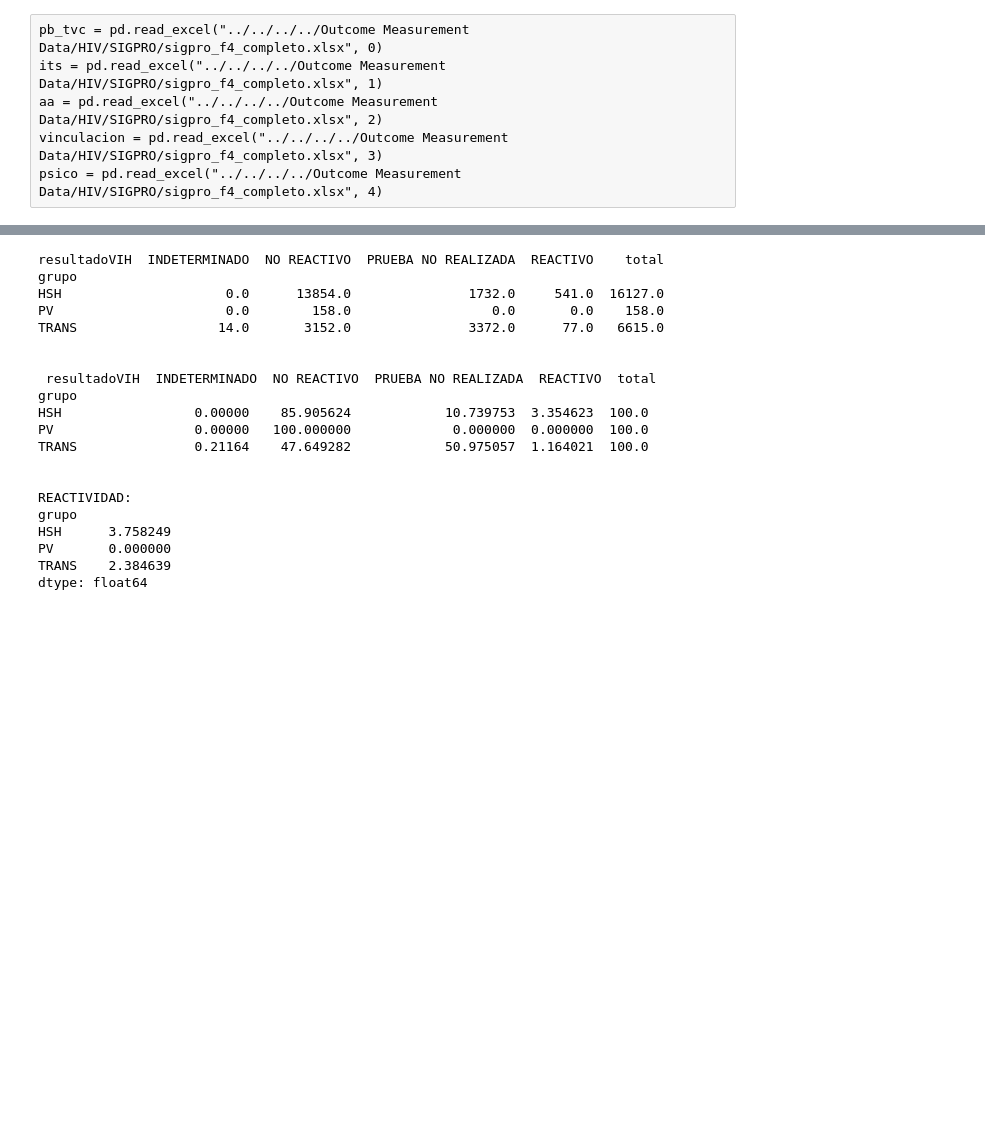
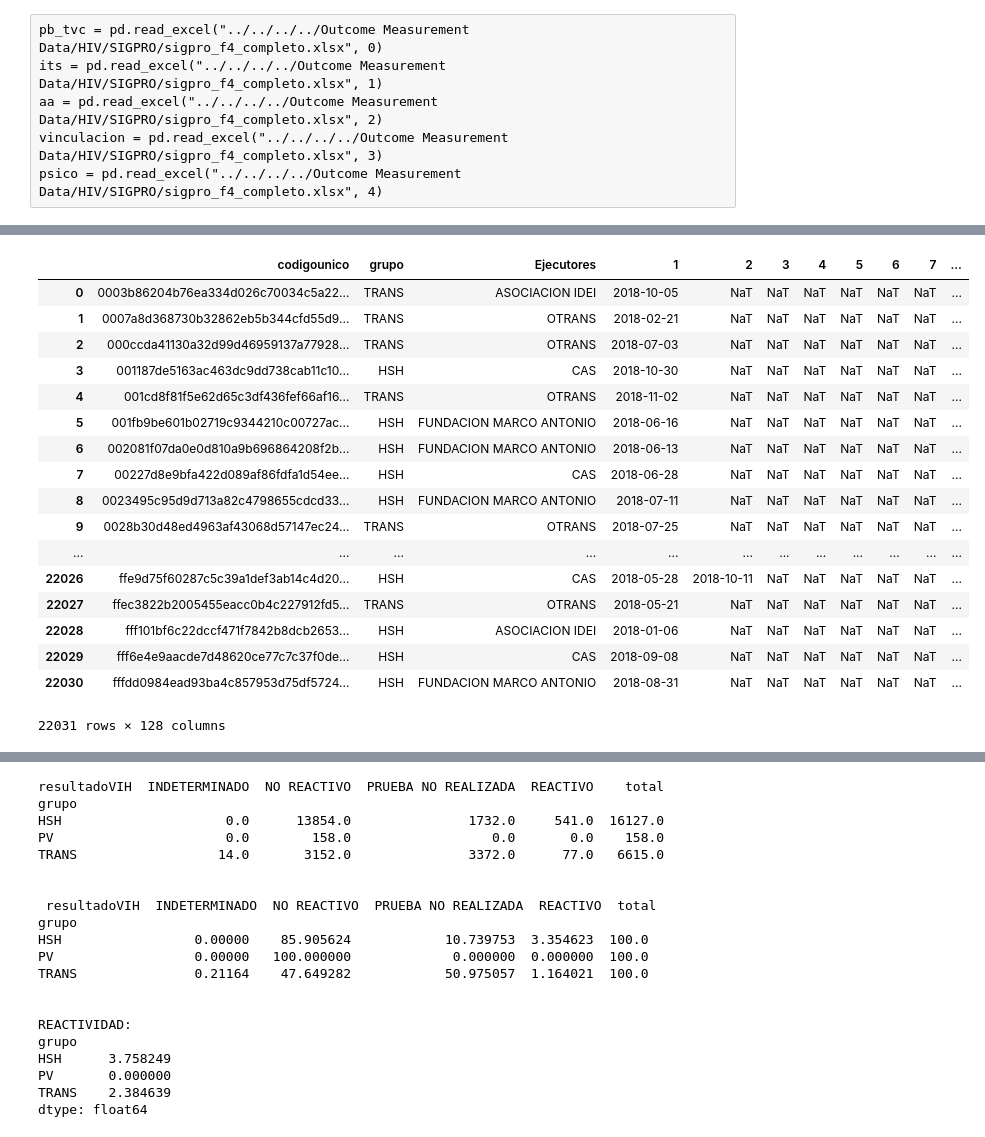
Before and after one commit to Guitlle/gf, a Jupyter notebook: outcome_measurement/hiv/gtm/SIGPRO data exploration.ipynb, the cells around one changed output, grey strips where cells are left out. Drawn from its saved outputs; the diff is of its cells as text; code cells hidden in the pictures; blank space fills up the shorter version.

```diff
--- a/outcome_measurement/hiv/gtm/SIGPRO data exploration.ipynb
+++ b/outcome_measurement/hiv/gtm/SIGPRO data exploration.ipynb
@@ -73 +48,26 @@ Index(['Unnamed: 0', 'numeroInforme', 'codigoActividad', 'codigounico',
       dtype='object')
+# %%
+fechas = pb_tvc[pb_tvc.codejecutor != "NAC0101"].groupby(["codigounico", "grupo", "Ejecutores"]).apply(lambda x: pd.Series(np.sort(x.fecha), range(1, len(x.fecha)+1) ))
+# %%
+fechas = fechas.unstack([3]).reset_index() # = fechas.unstack(1)
+# %%
+fechas
+# %% [output]
+|  | codigounico | grupo | Ejecutores | 1 | 2 | 3 | 4 | 5 | 6 | 7 | ... |
+| 0 | 0003b86204b76ea334d026c70034c5a22... | TRANS | ASOCIACION IDEI | 2018-10-05 | NaT | NaT | NaT | NaT | NaT | NaT | ... |
+| 1 | 0007a8d368730b32862eb5b344cfd55d9... | TRANS | OTRANS | 2018-02-21 | NaT | NaT | NaT | NaT | NaT | NaT | ... |
+| 2 | 000ccda41130a32d99d46959137a77928... | TRANS | OTRANS | 2018-07-03 | NaT | NaT | NaT | NaT | NaT | NaT | ... |
+| 3 | 001187de5163ac463dc9dd738cab11c10... | HSH | CAS | 2018-10-30 | NaT | NaT | NaT | NaT | NaT | NaT | ... |
+| 4 | 001cd8f81f5e62d65c3df436fef66af16... | TRANS | OTRANS | 2018-11-02 | NaT | NaT | NaT | NaT | NaT | NaT | ... |
+| 5 | 001fb9be601b02719c9344210c00727ac... | HSH | FUNDACION MARCO ANTONIO | 2018-06-16 | NaT | NaT | NaT | NaT | NaT | NaT | ... |
+| 6 | 002081f07da0e0d810a9b696864208f2b... | HSH | FUNDACION MARCO ANTONIO | 2018-06-13 | NaT | NaT | NaT | NaT | NaT | NaT | ... |
+| 7 | 00227d8e9bfa422d089af86fdfa1d54ee... | HSH | CAS | 2018-06-28 | NaT | NaT | NaT | NaT | NaT | NaT | ... |
+| 8 | 0023495c95d9d713a82c4798655cdcd33... | HSH | FUNDACION MARCO ANTONIO | 2018-07-11 | NaT | NaT | NaT | NaT | NaT | NaT | ... |
+| 9 | 0028b30d48ed4963af43068d57147ec24... | TRANS | OTRANS | 2018-07-25 | NaT | NaT | NaT | NaT | NaT | NaT | ... |
+| ... | ... | ... | ... | ... | ... | ... | ... | ... | ... | ... | ... |
+| 22026 | ffe9d75f60287c5c39a1def3ab14c4d20... | HSH | CAS | 2018-05-28 | 2018-10-11 | NaT | NaT | NaT | NaT | NaT | ... |
+| 22027 | ffec3822b2005455eacc0b4c227912fd5... | TRANS | OTRANS | 2018-05-21 | NaT | NaT | NaT | NaT | NaT | NaT | ... |
+| 22028 | fff101bf6c22dccf471f7842b8dcb2653... | HSH | ASOCIACION IDEI | 2018-01-06 | NaT | NaT | NaT | NaT | NaT | NaT | ... |
+| 22029 | fff6e4e9aacde7d48620ce77c7c37f0de... | HSH | CAS | 2018-09-08 | NaT | NaT | NaT | NaT | NaT | NaT | ... |
+| 22030 | fffdd0984ead93ba4c857953d75df5724... | HSH | FUNDACION MARCO ANTONIO | 2018-08-31 | NaT | NaT | NaT | NaT | NaT | NaT | ... |
+22031 rows × 128 columns
```
Also changed, not shown: parts of 10 cells of this notebook.
